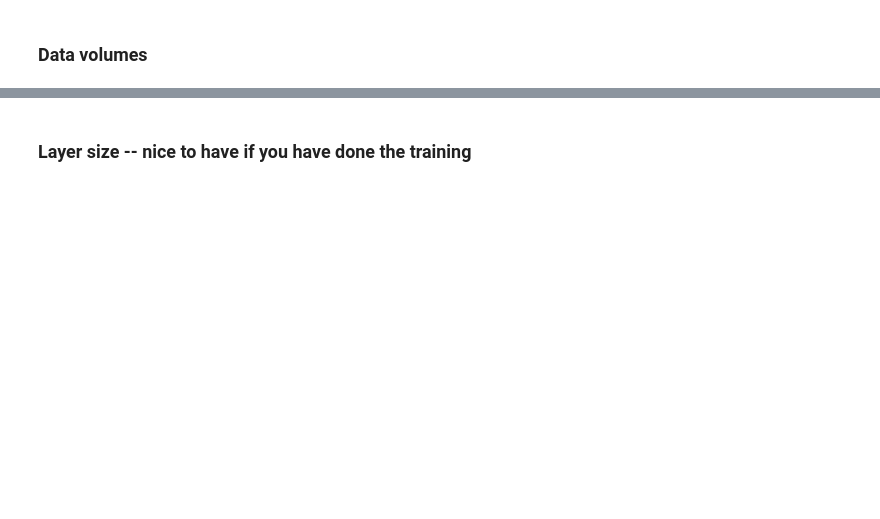
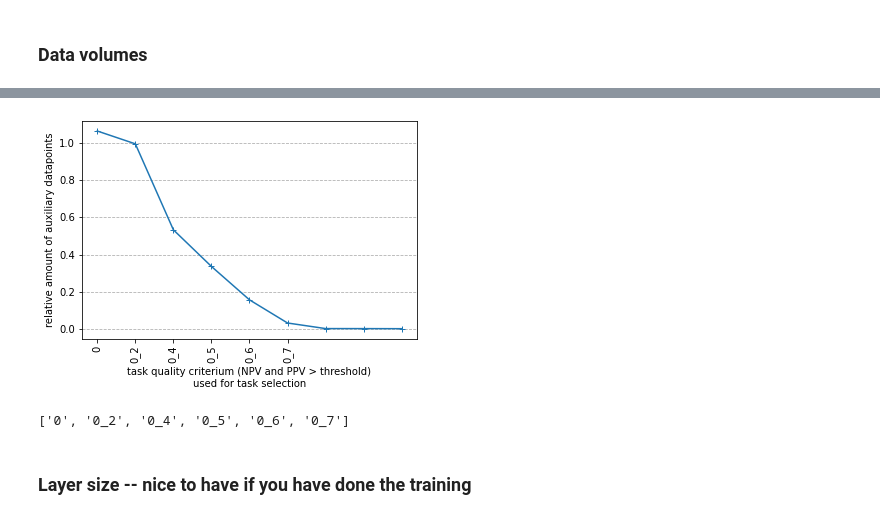
Before and after one commit to melloddy/pseudolabel_auxdata, a Jupyter notebook: scripts_and_notebooks/step3_3_evaluation.ipynb, the cells around one changed output, grey strips where cells are left out. Cells and saved outputs as stored; diff of their text form; code cells hidden in the pictures; blank space fills up the shorter version.

```diff
--- a/scripts_and_notebooks/step3_3_evaluation.ipynb
+++ b/scripts_and_notebooks/step3_3_evaluation.ipynb
@@ -20,8 +20,8 @@ pvs = ['0'
        ,'0_5'
        ,'0_6'
        ,'0_7'
-       ,'0_8'
-       ,'0_9'
-       ,'0_95'
+       #,'0_8'
+       #,'0_9'
+       #,'0_95'
        #,'0_99'
       ]
@@ -30,3 +28,5 @@ datapath = '/projects/home/wheyndri/research/wp1_imageauxdata/15_y3_imageaux_stu
+# %%
+datapath = '../aux_data_preperation/baseline_plus_aux_data/'
 # %%
 # labels - filtering on the test fold already here in order to drop data
 fold_te = 0
@@ -308,5 +321,5 @@ plt.savefig('./results/relative_tasks.png'
 # %%
-path = './analysis/cp/summary_eps_0.05_mgd_cp.csv'
+path = '../analysis/cp/summary_eps_0.05_mgd_cp.csv'
 df_cp = pd.read_csv(path)
 
 cp_t8 = pd.merge(
@@ -326,33 +339,39 @@ pvs_num = [0, 0.2, 0.4, 0.5, 0.6, 0.7, 0.8, 0.9, 0.95]
 
 
 ress = []
 for l1 in pvs_num :
     arr = cp_t8.query('validity_0 > @l1').query('validity_1 > @l1')
     res = np.sum(arr['num_total_actives'] + arr['num_total_inactives'])
     ress.append(res)
 
 
 
 ress = []
 for l1 in pvs_num :
     arr = cp_t8.query('validity_0 > @l1').query('validity_1 > @l1')
     res = np.sum(arr['num_total_actives'] + arr['num_total_inactives'])
     ress.append(res)
 
 
 plt.plot(ress / nonpseudo_count
          ,marker='+'
 )
 _ = plt.xticks(list(range(len(pvs)))
                ,pvs
                , rotation=90
               )
 plt.xlabel('task quality criterium (NPV and PPV > threshold)\nused for task selection')
 plt.ylabel('relative amount of auxiliary datapoints')
 plt.grid(ls='--', axis='y')
 plt.savefig('./results/relative_datapoints.png'
             ,bbox_inches='tight'
             ,pad_inches=0.2)
+# %% [output]
+[figure, added]
+# %%
+pvs
+# %% [output]
+['0', '0_2', '0_4', '0_5', '0_6', '0_7']
 # %% [markdown]
 ### Layer size -- nice to have if you have done the training
 # %%
```
Also changed, not shown: parts of 13 cells of this notebook, 7 other files.
